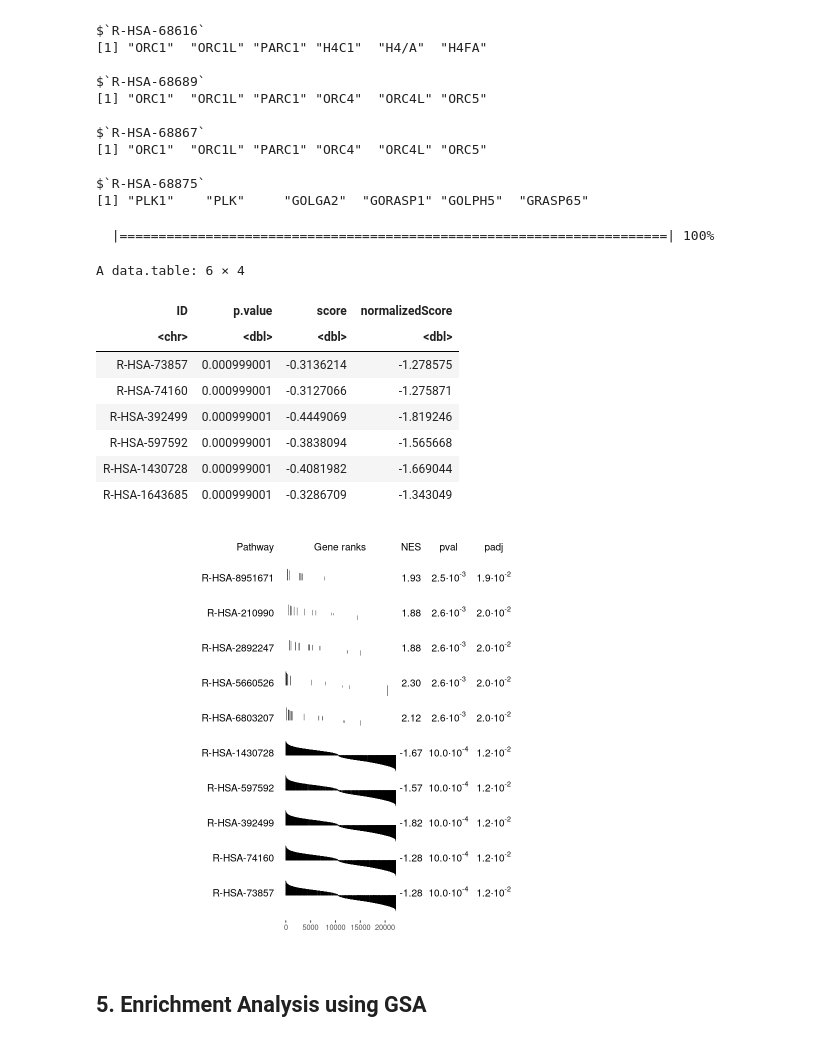
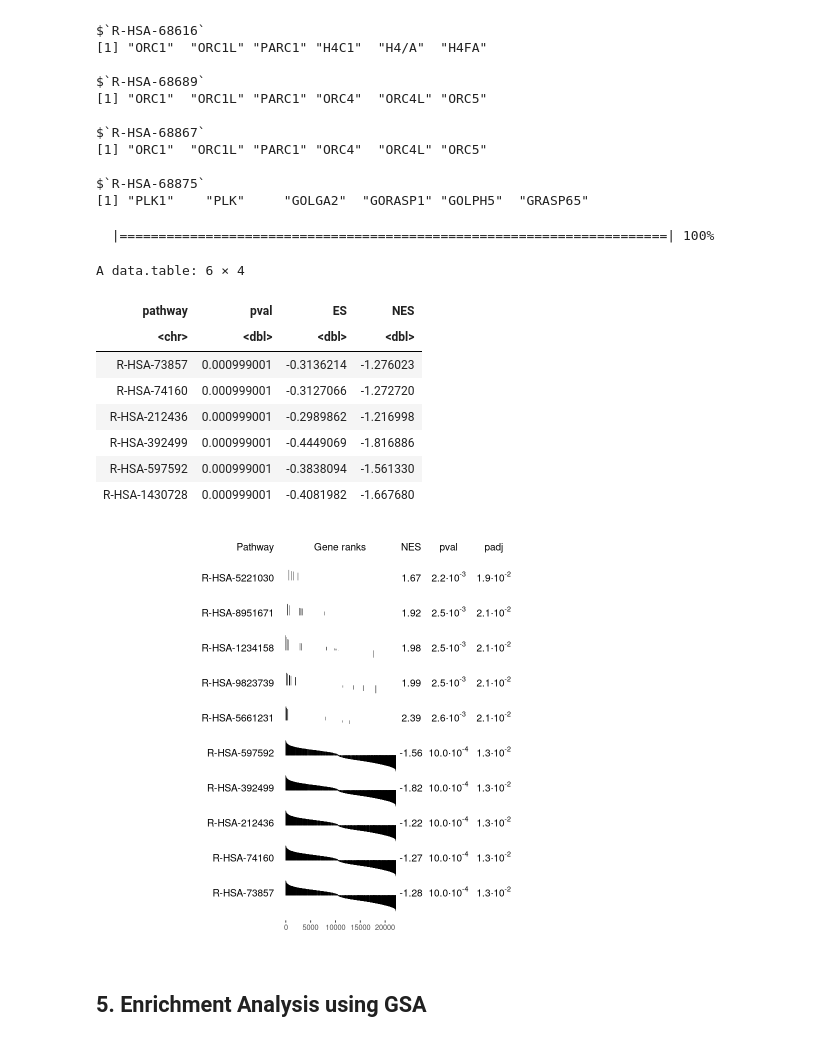
Before and after one commit to NIGMS/Consensus-Pathway-Analysis-in-the-Cloud, a Jupyter notebook: Submodule04-PathwayAnalysis.ipynb, the cells around one changed output. Cells and saved outputs as stored; diff of their text form; code cells hidden in the pictures.

```diff
--- a/Submodule04-PathwayAnalysis.ipynb
+++ b/Submodule04-PathwayAnalysis.ipynb
@@ -642,10 +642,6 @@ suppressPackageStartupMessages({
     library("fgsea")
 })
 
-# Get the number of maximum cores for parallel processing
-library(parallel)
-ncores <- detectCores()
-
 # Set number of permutation for FGSEA
 nperms <- 1000
 # %% [markdown]
@@ -677,12 +673,8 @@ runFgsea <- function(DE_data, genesets, statCol = "statistic", nperms = 200, nco
     suppressWarnings(fgsea_res <- fgsea::fgsea(pathways = genesets, stats = statistic, nperm = nperms, nproc = ncores))
 
     fgsea_res <- fgsea_res[!is.na(fgsea_res[["pval"]]), ]
-    fgsea_res$ID <- fgsea_res$pathway
-    fgsea_res$p.value <- fgsea_res$pval
-    fgsea_res$score <- fgsea_res$ES
-    fgsea_res$normalizedScore <- fgsea_res$NES
 
-    list(fgsea_res = fgsea_res, stats = statistic)
+    fgsea_res[, c("pathway", "pval", "padj", "ES", "NES")]
 }
 # %%
 #Run the following command to take the quiz
@@ -843,35 +839,37 @@ $`R-HSA-68875`
 # %%
 # Running fgsea analysis
 geneset <- REACTOME_hallmark
-fgsea_output <- runFgsea(DE_data = DE.df, genesets = geneset, nperms = nperms, ncores = ncores)
-# Get result and stats from output of runFgsea function
-fgsea_result <- fgsea_output$fgsea_res
-stats <- fgsea_output$stats
-
-head(fgsea_result[order(fgsea_result$p.value), c("ID", "p.value", "score", "normalizedScore")])
+fgsea_result <- runFgsea(DE_data = DE.df, genesets = geneset, nperms = nperms)
+# Show some first rows of the result table
+head(fgsea_result[order(fgsea_result$pval), c("pathway", "pval", "ES", "NES")])
 # %% [output]
   |======================================================================| 100%
 A data.table: 6 × 4
-| ID | p.value | score | normalizedScore |
+| pathway | pval | ES | NES |
 | <chr> | <dbl> | <dbl> | <dbl> |
-| R-HSA-73857 | 0.000999001 | -0.3136214 | -1.278575 |
-| R-HSA-74160 | 0.000999001 | -0.3127066 | -1.275871 |
-| R-HSA-392499 | 0.000999001 | -0.4449069 | -1.819246 |
-| R-HSA-597592 | 0.000999001 | -0.3838094 | -1.565668 |
-| R-HSA-1430728 | 0.000999001 | -0.4081982 | -1.669044 |
-| R-HSA-1643685 | 0.000999001 | -0.3286709 | -1.343049 |
+| R-HSA-73857 | 0.000999001 | -0.3136214 | -1.276023 |
+| R-HSA-74160 | 0.000999001 | -0.3127066 | -1.272720 |
+| R-HSA-212436 | 0.000999001 | -0.2989862 | -1.216998 |
+| R-HSA-392499 | 0.000999001 | -0.4449069 | -1.816886 |
+| R-HSA-597592 | 0.000999001 | -0.3838094 | -1.561330 |
+| R-HSA-1430728 | 0.000999001 | -0.4081982 | -1.667680 |
 # %%
+# Get the stats vector for the plotGseaTable
+stats <- DE.df$statistic
+stats <- as.vector(stats)
+names(stats) <- rownames(DE.df)
+
 # select the top five up-regulated pathways
 topPathwaysUp <- fgsea_result[ES > 0][head(order(pval), n = 5), pathway]
 # select the top five down-regulated pathways
 topPathwaysDown <- fgsea_result[ES < 0][head(order(pval), n = 5), pathway]
 # concatenate them for visualization
 topPathways <- c(topPathwaysUp, rev(topPathwaysDown))
 #Viewing the 5 most significantly up-regulated and down-regulated pathways each with the FGSEA internal plot function
 plotGseaTable(pathways = REACTOME_hallmark[topPathways], stats = stats,
               fgseaRes = fgsea_result, gseaParam = 0.5)
 # %% [output]
-[figure, old version]
+[figure, new version]
 # %% [markdown]
 <!-- headings -->
 <a id="gsa-main"></a>
```
Also changed, not shown: parts of 24 cells of this notebook, 4 other files.
